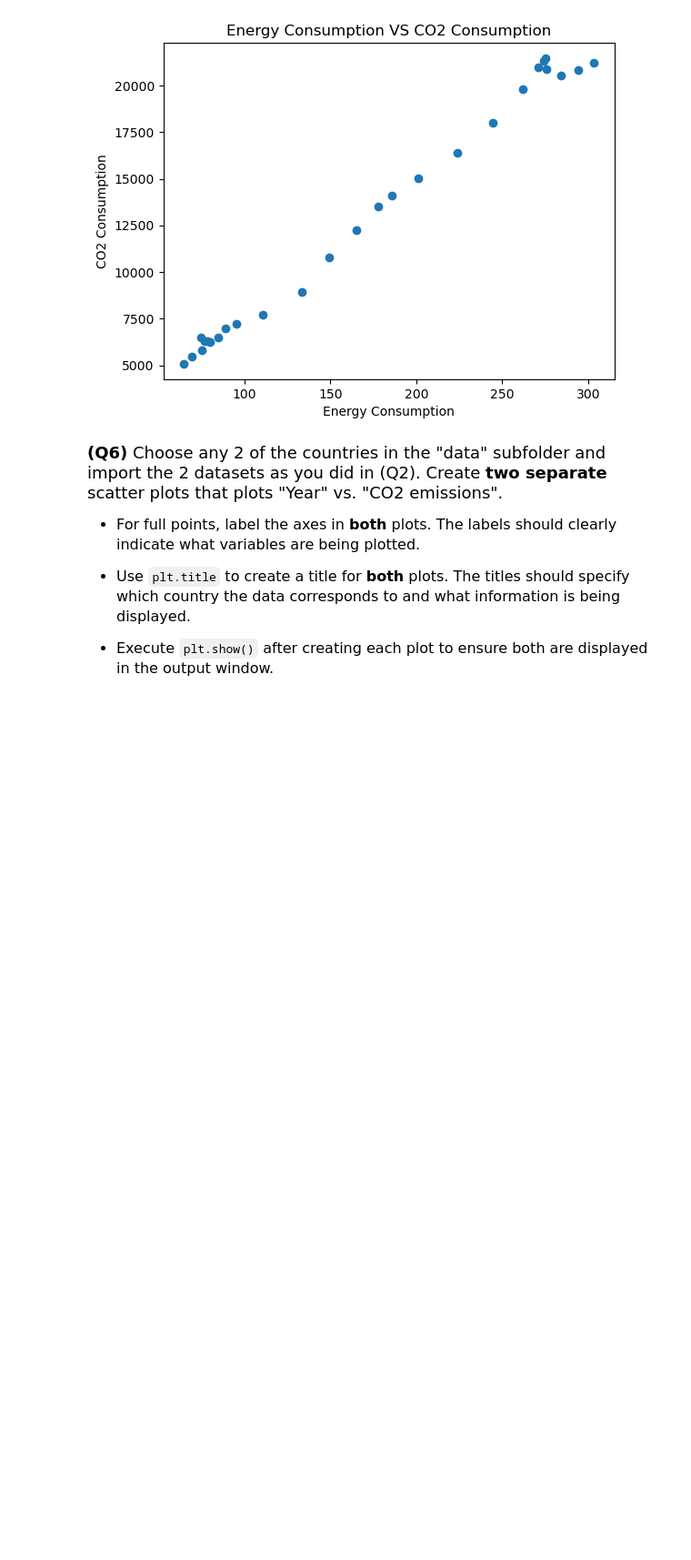
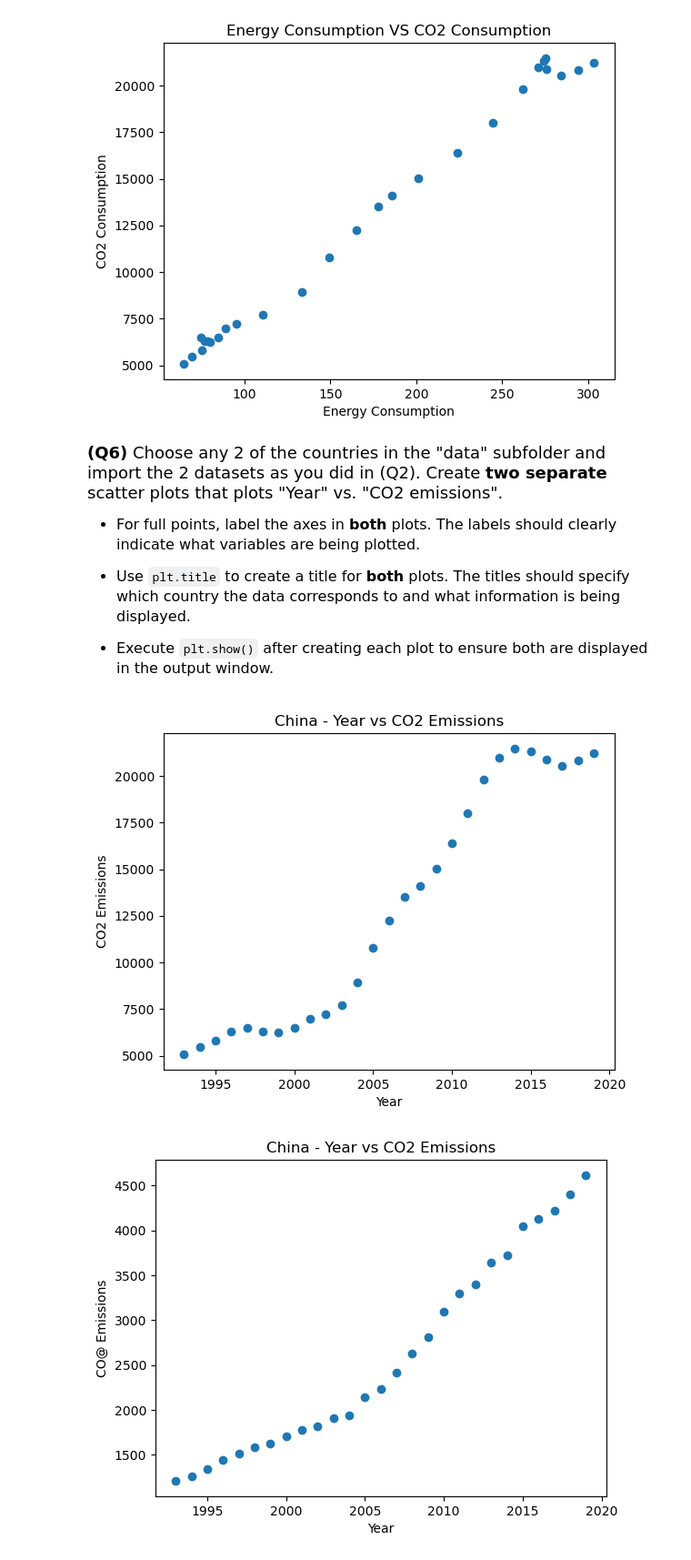
Before and after one commit to DevinZED/datasci151spring2026, a Jupyter notebook: _assignments/assignment_2/Assignment2.ipynb, the cells around one changed output. Shown at 91% size. Saved outputs shown, nothing was run; the diff lists cells and outputs as text; code cells hidden in the pictures; blank space fills up the shorter version.

```diff
--- a/_assignments/assignment_2/Assignment2.ipynb
+++ b/_assignments/assignment_2/Assignment2.ipynb
@@ -151,0 +150,19 @@ plt.show()
+# %%
+# Write your answer
+import pandas as pd
+import matplotlib.pyplot as plt
+china_emissions = pd.read_csv("data/china_emission.csv")
+india_emissions = pd.read_csv("data/india_emission.csv")
+plt.scatter(china_emissions["Year"], china_emissions["CO2_emission"])
+plt.title("China - Year vs CO2 Emissions")
+plt.xlabel("Year")
+plt.ylabel("CO2 Emissions")
+plt.show()
+plt.scatter(india_emissions["Year"], india_emissions["CO2_emission"])
+plt.title("China - Year vs CO2 Emissions")
+plt.xlabel("Year")
+plt.ylabel("CO@ Emissions")
+plt.show()
+# %% [output]
+[figure, added]
+[figure, added]
```
Also changed, not shown: parts of 2 cells of this notebook.
